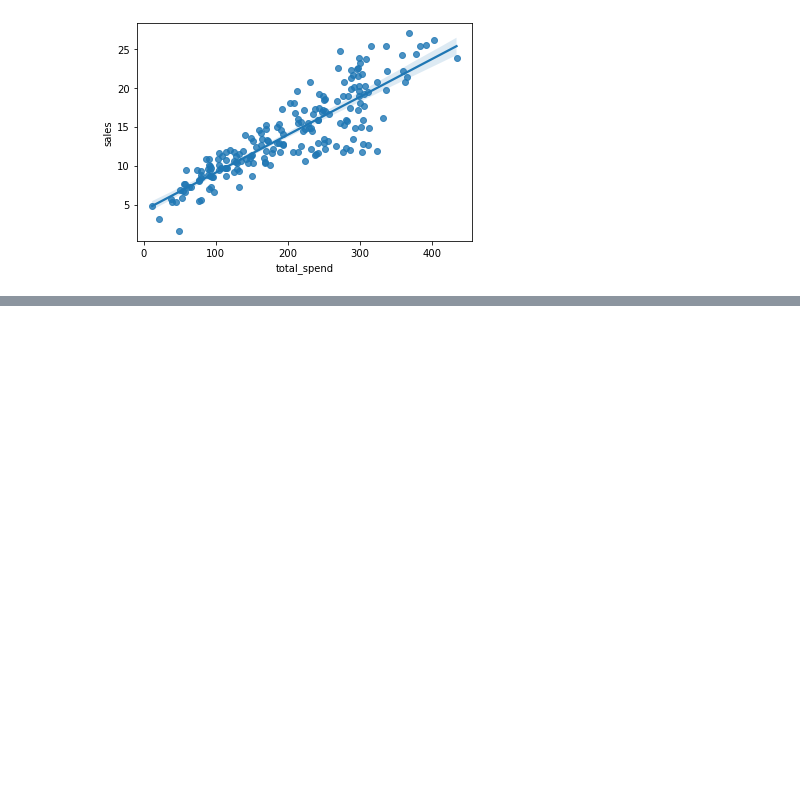
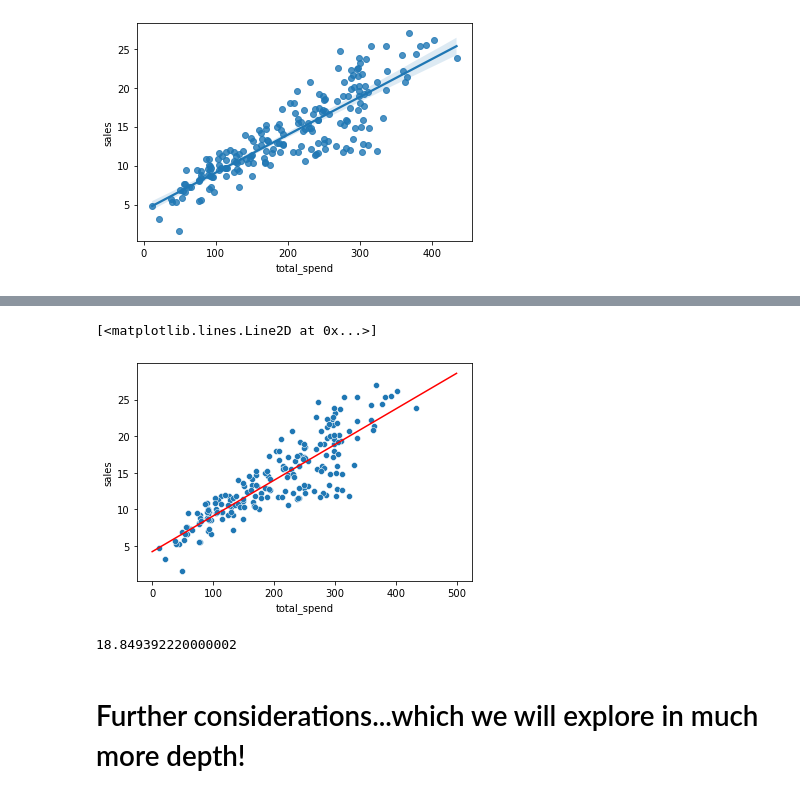
Before and after one commit to calvinlinardy/My-Python-Learning, a Jupyter notebook: Study Stuffs/Udemy Study/Machine Learning/06-Linear Regression/00-Simple-Linear-Regression.ipynb, the cells around one changed output, grey strips where cells are left out. Saved outputs shown, nothing was run; the diff lists cells and outputs as text; code cells hidden in the pictures; blank space fills up the shorter version.

```diff
--- a/Study Stuffs/Udemy Study/Machine Learning/06-Linear Regression/00-Simple-Linear-Regression.ipynb
+++ b/Study Stuffs/Udemy Study/Machine Learning/06-Linear Regression/00-Simple-Linear-Regression.ipynb
@@ -47,0 +114,6 @@ sns.regplot(data=df,x='total_spend',y='sales')
+# %%
+sns.scatterplot(data=df,x='total_spend',y='sales')
+plt.plot(potential_spend,predicted_sales,color='red')
+# %% [output]
+[<matplotlib.lines.Line2D at 0x...>]
+[figure, added]
@@ -47,0 +124,6 @@ sns.regplot(data=df,x='total_spend',y='sales')
+# %%
+predicted_sales
+# %% [output]
+18.849392220000002
+# %% [markdown]
+# Further considerations...which we will explore in much more depth!
```
Also changed, not shown: parts of 21 cells of this notebook, 6 other files.
